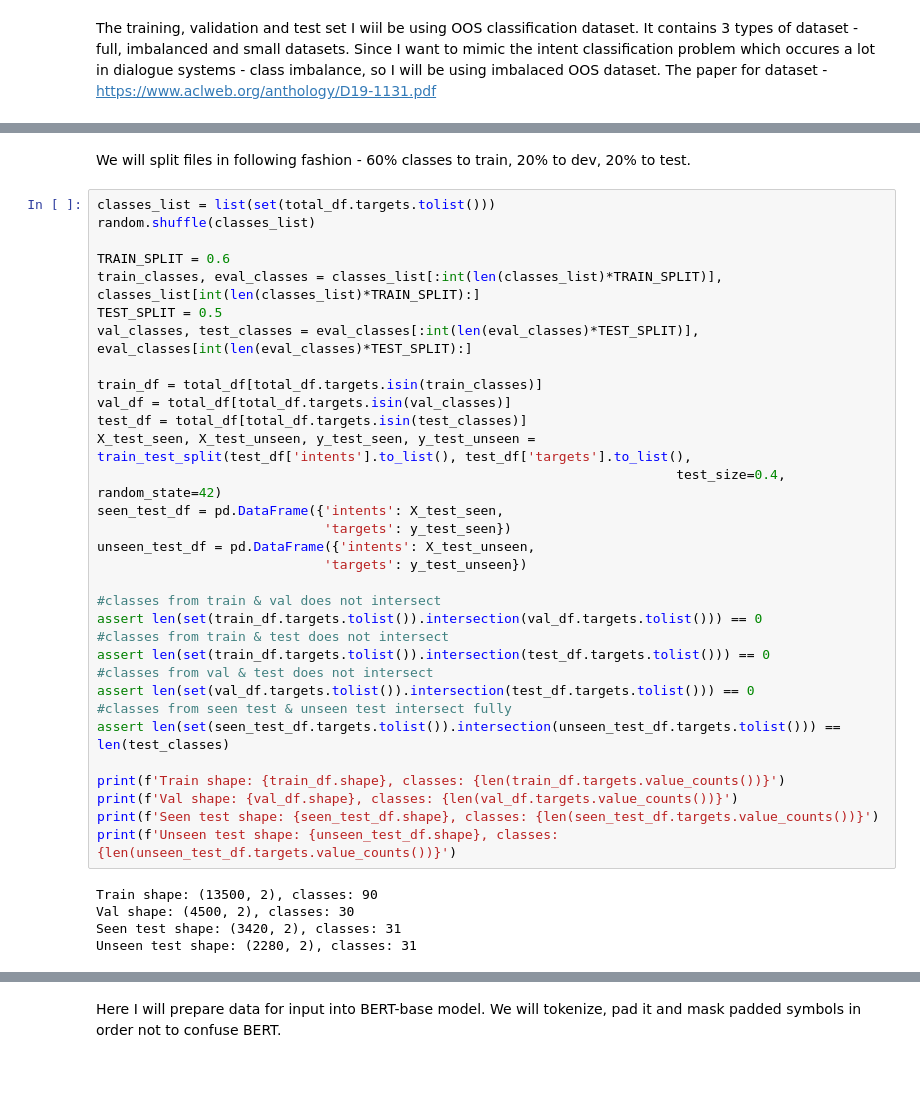
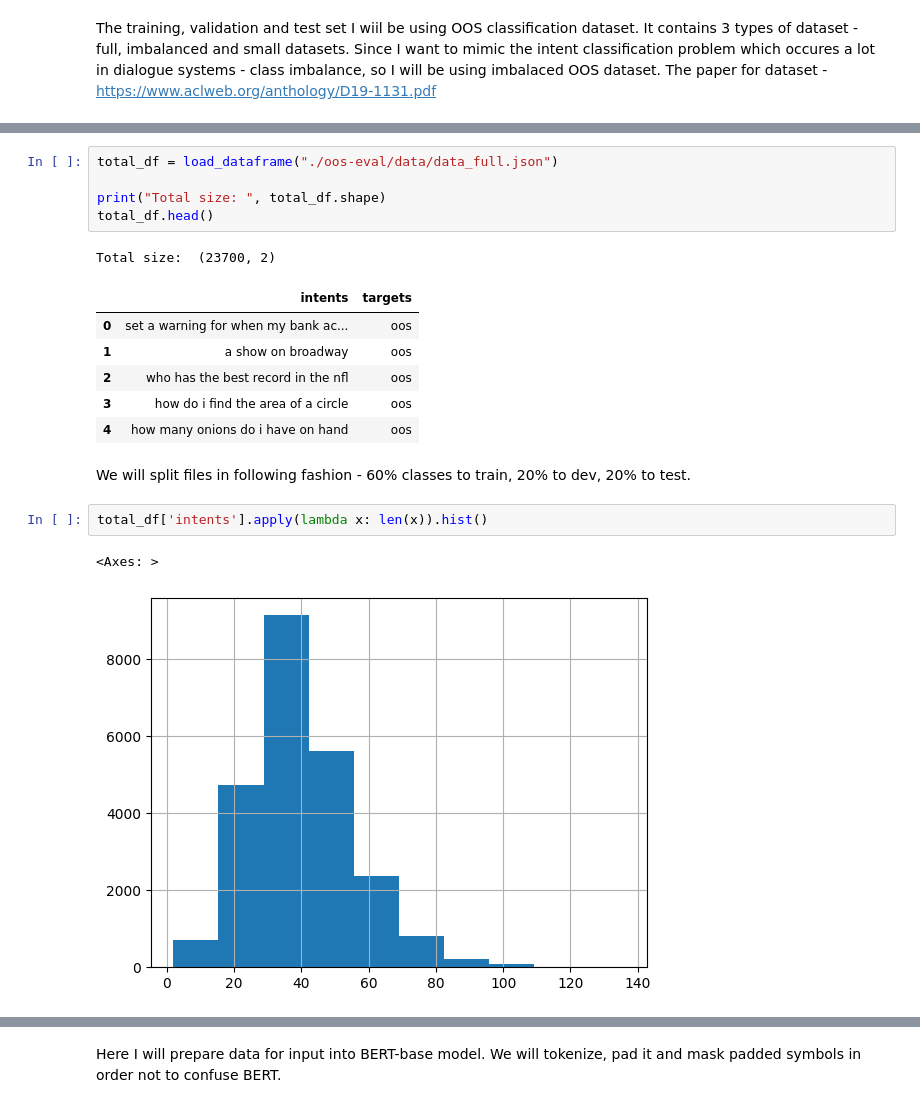
Before and after one commit to runnerup96/metric-learning-in-nlp, a Jupyter notebook: Metric Learning for BERT.ipynb, the cells around one changed output, grey strips where cells are left out. Drawn from its saved outputs; the diff is of its cells as text; blank space fills up the shorter version.

```diff
--- a/Metric Learning for BERT.ipynb
+++ b/Metric Learning for BERT.ipynb
@@ -126,39 +73,20 @@ Total size:  (23700, 2)
+# %%
+total_df = load_dataframe("./oos-eval/data/data_full.json")
+
+print("Total size: ", total_df.shape)
+total_df.head()
+# %% [output]
+Total size:  (23700, 2)
+|  | intents | targets |
+| 0 | set a warning for when my bank ac... | oos |
+| 1 | a show on broadway | oos |
+| 2 | who has the best record in the nfl | oos |
+| 3 | how do i find the area of a circle | oos |
+| 4 | how many onions do i have on hand | oos |
 # %% [markdown]
 We will split files in following fashion - 60% classes to train, 20% to dev, 20% to test.
-# %%
-classes_list = list(set(total_df.targets.tolist()))
-random.shuffle(classes_list)
-
-TRAIN_SPLIT = 0.6
-train_classes, eval_classes = classes_list[:int(len(classes_list)*TRAIN_SPLIT)], classes_list[int(len(classes_list)*TRAIN_SPLIT):]
-TEST_SPLIT = 0.5
-val_classes, test_classes = eval_classes[:int(len(eval_classes)*TEST_SPLIT)], eval_classes[int(len(eval_classes)*TEST_SPLIT):]
-
-train_df = total_df[total_df.targets.isin(train_classes)]
-val_df = total_df[total_df.targets.isin(val_classes)]
-test_df = total_df[total_df.targets.isin(test_classes)]
-X_test_seen, X_test_unseen, y_test_seen, y_test_unseen = train_test_split(test_df['intents'].to_list(), test_df['targets'].to_list(),
-                                                                          test_size=0.4, random_state=42)
-seen_test_df = pd.DataFrame({'intents': X_test_seen,
-                             'targets': y_test_seen})
-unseen_test_df = pd.DataFrame({'intents': X_test_unseen,
-                             'targets': y_test_unseen})
-
-#classes from train & val does not intersect
-assert len(set(train_df.targets.tolist()).intersection(val_df.targets.tolist())) == 0
-#classes from train & test does not intersect
-assert len(set(train_df.targets.tolist()).intersection(test_df.targets.tolist())) == 0
-#classes from val & test does not intersect
-assert len(set(val_df.targets.tolist()).intersection(test_df.targets.tolist())) == 0
-#classes from seen test & unseen test intersect fully
-assert len(set(seen_test_df.targets.tolist()).intersection(unseen_test_df.targets.tolist())) == len(test_classes)
-
-print(f'Train shape: {train_df.shape}, classes: {len(train_df.targets.value_counts())}')
-print(f'Val shape: {val_df.shape}, classes: {len(val_df.targets.value_counts())}')
-print(f'Seen test shape: {seen_test_df.shape}, classes: {len(seen_test_df.targets.value_counts())}')
-print(f'Unseen test shape: {unseen_test_df.shape}, classes: {len(unseen_test_df.targets.value_counts())}')
-# %% [output]
-Train shape: (13500, 2), classes: 90
-Val shape: (4500, 2), classes: 30
-Seen test shape: (3420, 2), classes: 31
-Unseen test shape: (2280, 2), classes: 31
+# %%
+total_df['intents'].apply(lambda x: len(x)).hist()
+# %% [output]
+<Axes: >
+[figure, added]
```
Also changed, not shown: parts of 43 cells of this notebook, 8 other files.
